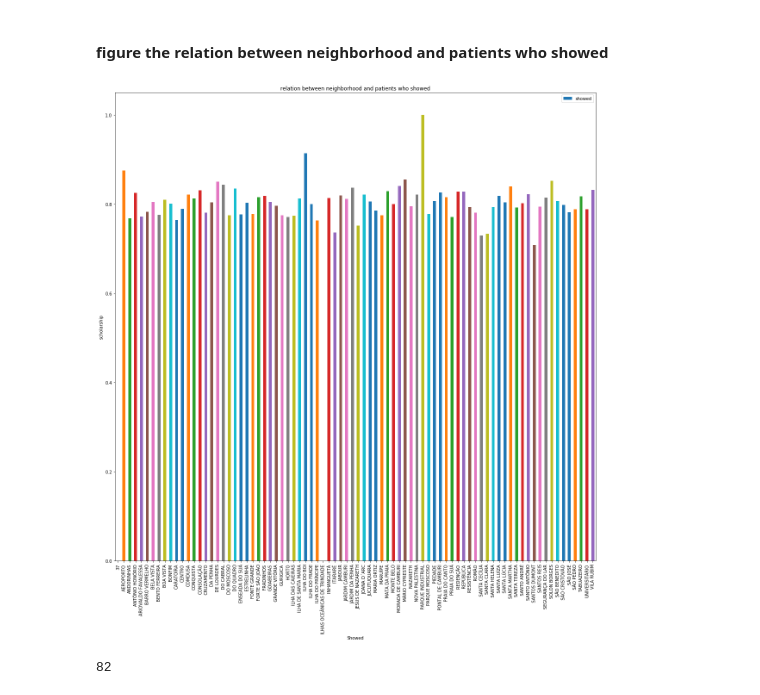
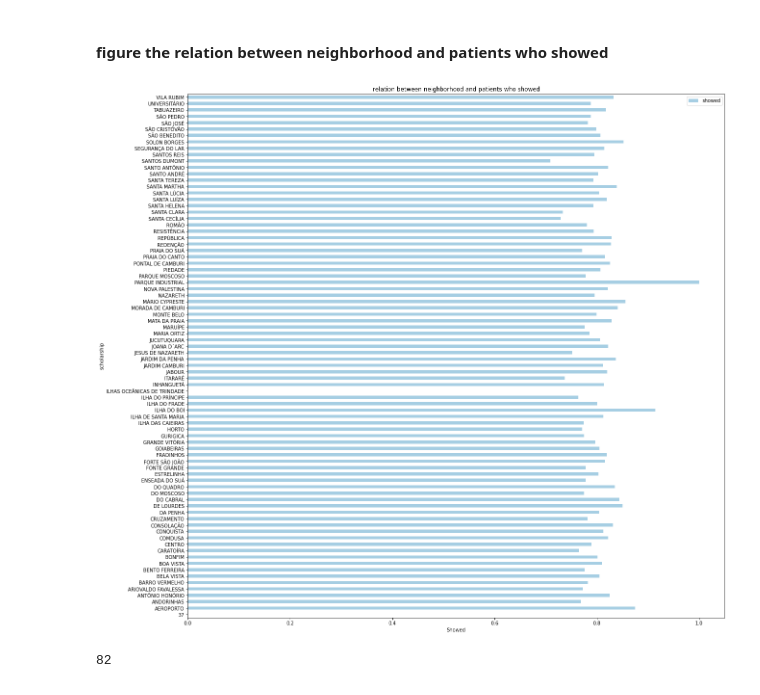
Before and after one commit to MOHAMMED-NASSER22/investigating_a_dataset-no-show-appointments-udacity, a Jupyter notebook: Investigate_a_Dataset.ipynb, the cells around one changed output. Drawn from its saved outputs; the diff is of its cells as text; code cells hidden in the pictures.

```diff
--- a/Investigate_a_Dataset.ipynb
+++ b/Investigate_a_Dataset.ipynb
@@ -265,13 +260,13 @@ plt.legend();
 # %% [markdown]
 #### figure  the relation between neighborhood and patients who showed
 # %%
-df.groupby('neighborhood')['showed'].mean().plot(kind='bar' ,figsize=(20,20) )
+df.groupby('neighborhood')['showed'].mean().plot(kind='barh' ,figsize=(20,20) , colormap='Paired' )
 plt.xlabel("Showed")
 plt.ylabel("scholarship")
 plt.title("relation between neighborhood and patients who showed")
 plt.legend();
 # %% [output]
-[figure, old version]
+[figure, new version]
 # %%
 df.neighborhood.nunique()
 # %% [output]
```
Also changed, not shown: parts of 15 cells of this notebook.
